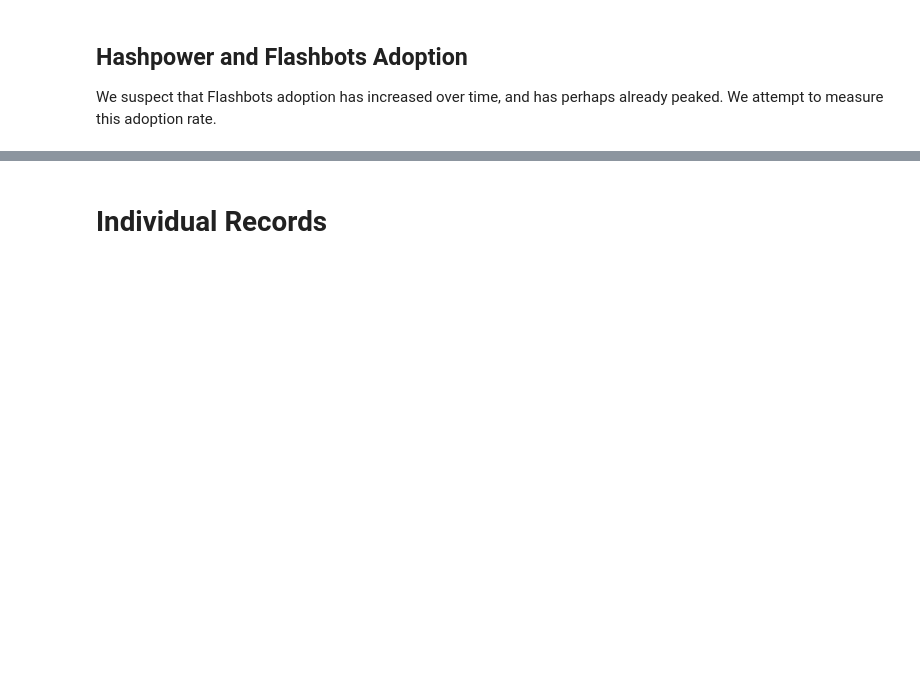
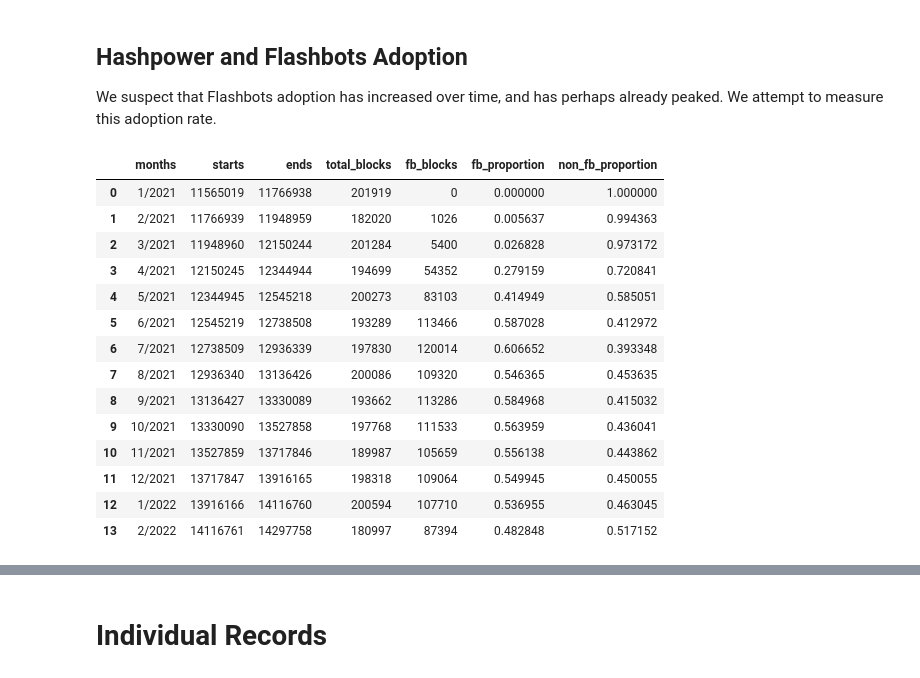
Before and after one commit to a-flashbot-in-the-pan/a-flashbot-in-the-pan, a Jupyter notebook: FlashbotsAnalysis.ipynb, the cells around one changed output, grey strips where cells are left out. Saved outputs shown, nothing was run; the diff lists cells and outputs as text; code cells hidden in the pictures; blank space fills up the shorter version.

```diff
--- a/FlashbotsAnalysis.ipynb
+++ b/FlashbotsAnalysis.ipynb
@@ -720,25 +720,68 @@ We suspect that Flashbots adoption has increased over time, and has perhaps alre
 # %%
 BLOCKS_PER_MONTH = 202292
 JAN_1_2022_BLOCK = 11565019
 SPAN_OF_MEASUREMENT_MONTHS = 14
 
 monthly_block_ranges = [
     (11565019, 11766938), # January 2021
     (11766939, 11948959), # February 2021
     (11948960, 12150244), # March 2021
     (12150245, 12344944), # April 2021
     (12344945, 12545218), # May 2021
     (12545219, 12738508), # June 2021
     (12738509, 12936339), # July 2021
     (12936340, 13136426), # August 2021
     (13136427, 13330089), # September 2021
     (13330090, 13527858), # October 2021
     (13527859, 13717846), # November 2021
     (13717847, 13916165), # December 2021
     (13916166, 14116760), # January 2022
     (14116761, 14297758), # February 2022
 ]
 
+months = [f'{i}/2021' for i in range(1, 13)]
+months.extend([f'{i}/2022' for i in range(1, 3)])
+
+def calculate_fb_blocks_in_range(start, end):
+    return fb_all_txs[(fb_all_txs["block_number"] > start) &
+                      (fb_all_txs["block_number"] < end)]
+
+
+hashpower_analysis_df = pd.DataFrame()
+# define new series
+starts = pd.Series([i for i, _ in monthly_block_ranges])
+ends = pd.Series([j for _, j in monthly_block_ranges])
+months_s = pd.Series(months)
+
 # Calculate total blocks mined per month (difference of bounds in above span)
+blocks_per_month_s = pd.Series([end-start for start, end in monthly_block_ranges])
 
 # Sum the number of flashbots blocks in each span
+fb_blocks_monthly_s = pd.Series([len(calculate_fb_blocks_in_range(start, end)) for start, end in monthly_block_ranges])
+
+#insert new series as column
+hashpower_analysis_df.insert(len(hashpower_analysis_df.columns), 'months', months_s)
+hashpower_analysis_df.insert(len(hashpower_analysis_df.columns), 'starts', starts)
+hashpower_analysis_df.insert(len(hashpower_analysis_df.columns), 'ends', ends)
+hashpower_analysis_df.insert(len(hashpower_analysis_df.columns), 'total_blocks', blocks_per_month_s)
+hashpower_analysis_df.insert(len(hashpower_analysis_df.columns), 'fb_blocks', fb_blocks_monthly_s)
+
+hashpower_analysis_df['fb_proportion'] = hashpower_analysis_df['fb_blocks']/hashpower_analysis_df['total_blocks']
+hashpower_analysis_df['non_fb_proportion'] = 1.0 - hashpower_analysis_df['fb_proportion']
+hashpower_analysis_df
+# %% [output]
+|  | months | starts | ends | total_blocks | fb_blocks | fb_proportion | non_fb_proportion |
+| 0 | 1/2021 | 11565019 | 11766938 | 201919 | 0 | 0.000000 | 1.000000 |
+| 1 | 2/2021 | 11766939 | 11948959 | 182020 | 1026 | 0.005637 | 0.994363 |
+| 2 | 3/2021 | 11948960 | 12150244 | 201284 | 5400 | 0.026828 | 0.973172 |
+| 3 | 4/2021 | 12150245 | 12344944 | 194699 | 54352 | 0.279159 | 0.720841 |
+| 4 | 5/2021 | 12344945 | 12545218 | 200273 | 83103 | 0.414949 | 0.585051 |
+| 5 | 6/2021 | 12545219 | 12738508 | 193289 | 113466 | 0.587028 | 0.412972 |
+| 6 | 7/2021 | 12738509 | 12936339 | 197830 | 120014 | 0.606652 | 0.393348 |
+| 7 | 8/2021 | 12936340 | 13136426 | 200086 | 109320 | 0.546365 | 0.453635 |
+| 8 | 9/2021 | 13136427 | 13330089 | 193662 | 113286 | 0.584968 | 0.415032 |
+| 9 | 10/2021 | 13330090 | 13527858 | 197768 | 111533 | 0.563959 | 0.436041 |
+| 10 | 11/2021 | 13527859 | 13717846 | 189987 | 105659 | 0.556138 | 0.443862 |
+| 11 | 12/2021 | 13717847 | 13916165 | 198318 | 109064 | 0.549945 | 0.450055 |
+| 12 | 1/2022 | 13916166 | 14116760 | 200594 | 107710 | 0.536955 | 0.463045 |
+| 13 | 2/2022 | 14116761 | 14297758 | 180997 | 87394 | 0.482848 | 0.517152 |
```
Also changed, not shown: parts of 5 cells of this notebook.
